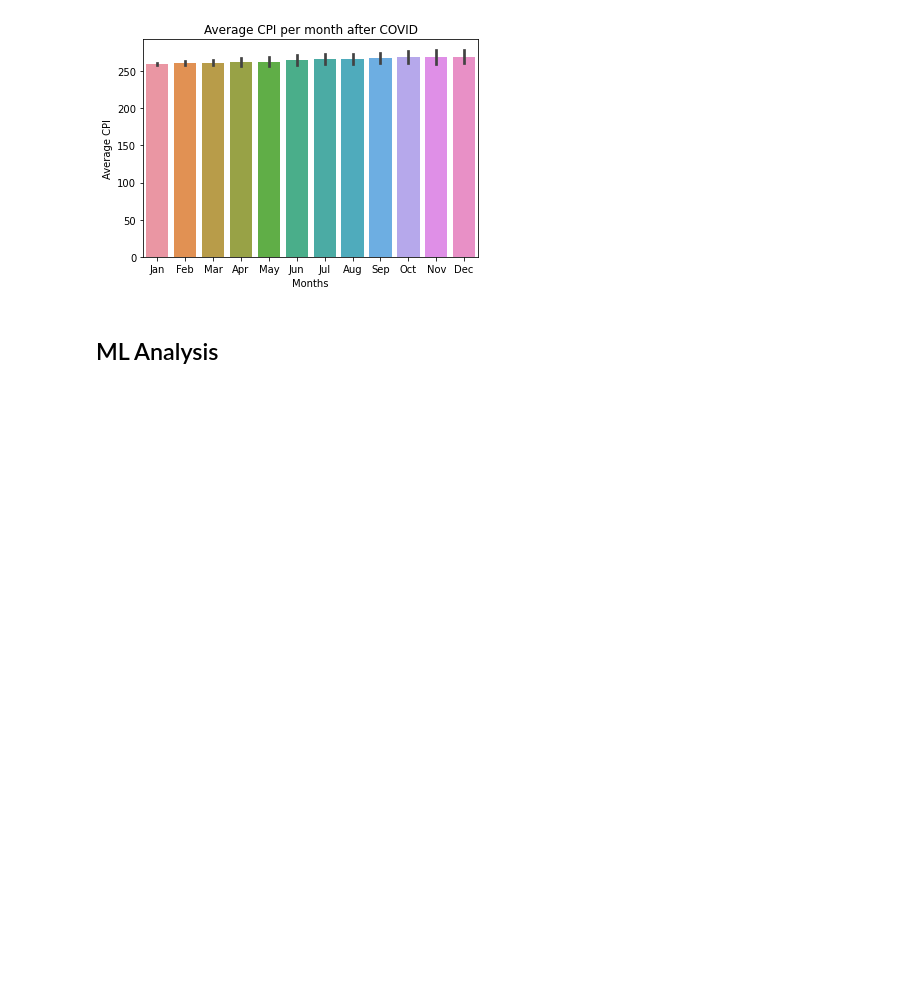
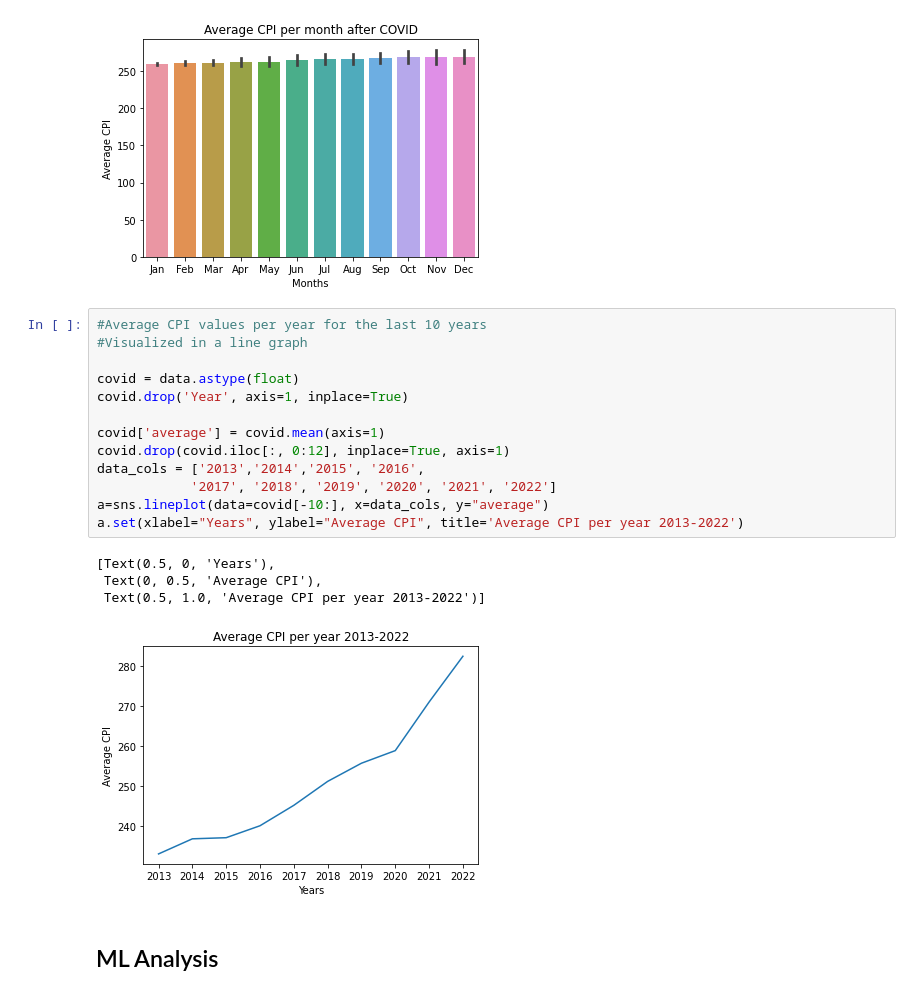
Before and after one commit to shahkaran53527/CPI-Data-Analysis, a Jupyter notebook: progress_report.ipynb, the cells around one changed output. Cells and saved outputs as stored; diff of their text form; blank space fills up the shorter version.

Commit message:
Added line graph visualization

```diff
--- a/progress_report.ipynb
+++ b/progress_report.ipynb
@@ -72,6 +72,24 @@ pn.set_ylabel("Average CPI")
 # %% [output]
 Text(0, 0.5, 'Average CPI')
 [figure]
+# %%
+#Average CPI values per year for the last 10 years
+#Visualized in a line graph
+
+covid = data.astype(float)
+covid.drop('Year', axis=1, inplace=True)
+
+covid['average'] = covid.mean(axis=1)
+covid.drop(covid.iloc[:, 0:12], inplace=True, axis=1)
+data_cols = ['2013','2014','2015', '2016',
+            '2017', '2018', '2019', '2020', '2021', '2022']
+a=sns.lineplot(data=covid[-10:], x=data_cols, y="average")
+a.set(xlabel="Years", ylabel="Average CPI", title='Average CPI per year 2013-2022')
+# %% [output]
+[Text(0.5, 0, 'Years'),
+ Text(0, 0.5, 'Average CPI'),
+ Text(0.5, 1.0, 'Average CPI per year 2013-2022')]
+[figure, added]
 # %% [markdown]
 ## ML Analysis
 # %%
```
